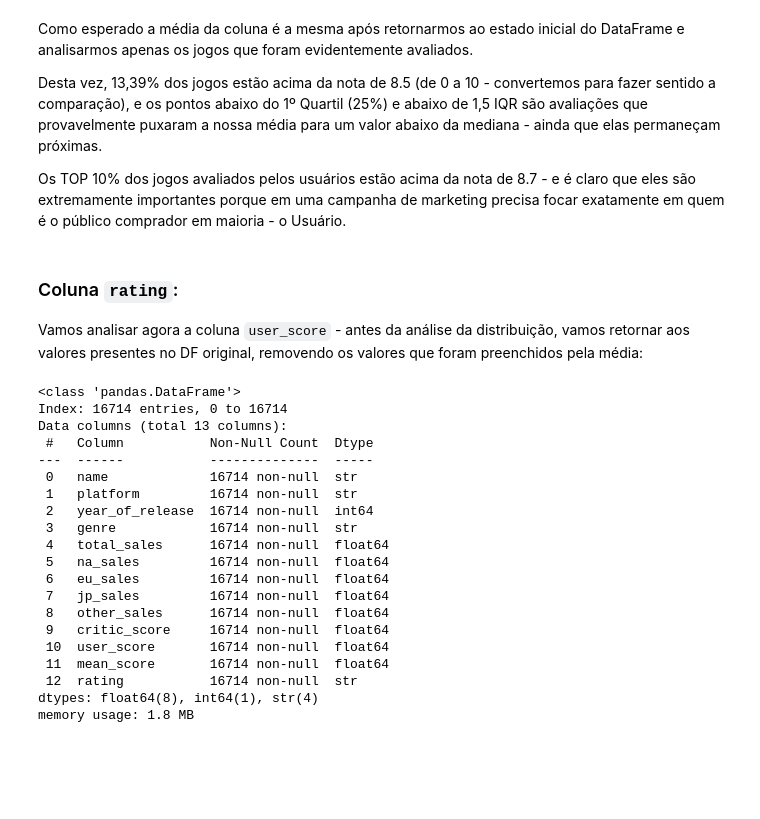
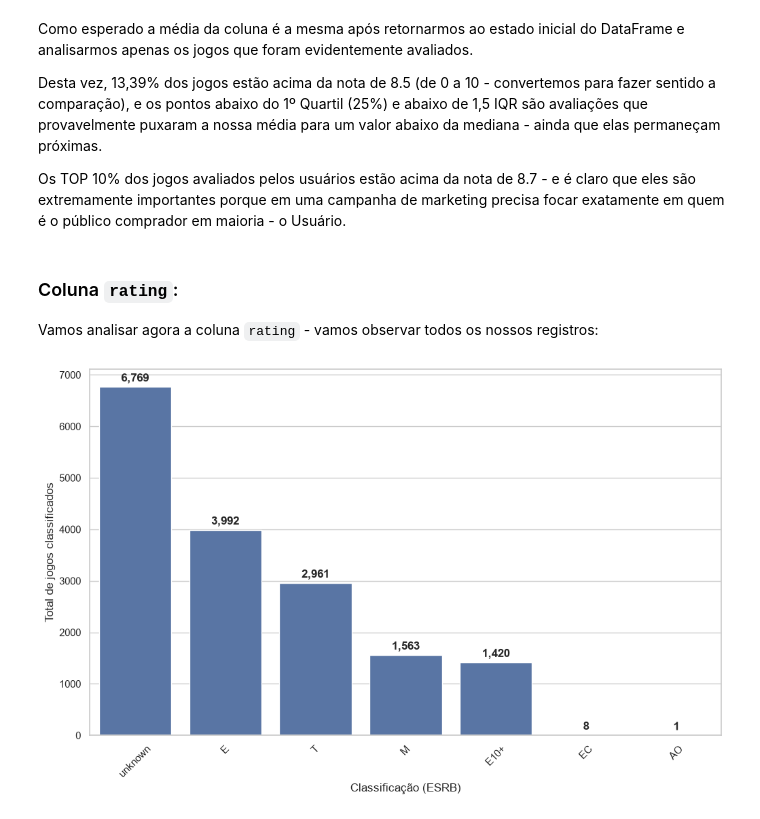
Before and after one commit to JLMB2015/games-analysis, a Jupyter notebook: project.ipynb, the cells around one changed output. Cells and saved outputs as stored; diff of their text form; code cells hidden in the pictures; blank space fills up the shorter version.

Commit message:
Finalizada a Análise Univariada. Início da Bivariada.

```diff
--- a/project.ipynb
+++ b/project.ipynb
@@ -1441,30 +1441,3 @@ Como esperado a média da coluna é a mesma após retornarmos ao estado inicial
 Desta vez, 13,39% dos jogos estão acima da nota de 8.5 (de 0 a 10 - convertemos para fazer sentido a comparação), e os pontos abaixo do 1º Quartil (25%) e abaixo de 1,5 IQR são avaliações que provavelmente puxaram a nossa média para um valor abaixo da mediana - ainda que elas permaneçam próximas.
 
 Os TOP 10% dos jogos avaliados pelos usuários estão acima da nota de 8.7 - e é claro que eles são extremamente importantes porque em uma campanha de marketing precisa focar exatamente em quem é o público comprador em maioria - o Usuário.
-# %% [markdown]
-### Coluna `rating`:
-
-Vamos analisar agora a coluna `user_score` - antes da análise da distribuição, vamos retornar aos valores presentes no DF original, removendo os valores que foram preenchidos pela média:
-# %%
-df.info()
-# %% [output]
-<class 'pandas.DataFrame'>
-Index: 16714 entries, 0 to 16714
-Data columns (total 13 columns):
- #   Column           Non-Null Count  Dtype
----  ------           --------------  -----
- 0   name             16714 non-null  str
- 1   platform         16714 non-null  str
- 2   year_of_release  16714 non-null  int64
- 3   genre            16714 non-null  str
- 4   total_sales      16714 non-null  float64
- 5   na_sales         16714 non-null  float64
- 6   eu_sales         16714 non-null  float64
- 7   jp_sales         16714 non-null  float64
- 8   other_sales      16714 non-null  float64
- 9   critic_score     16714 non-null  float64
- 10  user_score       16714 non-null  float64
- 11  mean_score       16714 non-null  float64
- 12  rating           16714 non-null  str
-dtypes: float64(8), int64(1), str(4)
-memory usage: 1.8 MB
@@ -1480,0 +1444,25 @@ memory usage: 1.8 MB
+# %% [markdown]
+### Coluna `rating`:
+
+Vamos analisar agora a coluna `rating` - vamos observar todos os nossos registros:
+# %%
+rating_bp = df["rating"].value_counts().reset_index() #DataFrame Object
+
+rating_ax = sns.barplot(data=rating_bp, x="rating", y="count")
+
+# Adiciona rótulos acima de cada barra
+for p in rating_ax.patches:
+    rating_ax.annotate(
+        f'{p.get_height():,.0f}',                       # valor da barra formatado
+        (p.get_x() + p.get_width()/2, p.get_height()),  # posição: centro e topo da barra
+        ha='center', va='bottom', fontweight='bold',    # alinhamento central e negrito
+        xytext=(0, 3), textcoords='offset points'       # deslocamento de 3 pontos acima da barra
+    )
+
+plt.xticks(rotation=45)
+plt.xlabel(xlabel="Classificação (ESRB)")
+plt.ylabel(ylabel="Total de jogos classificados")
+
+plt.show(rating_ax)
+# %% [output]
+[figure, added]
```
Also changed, not shown: parts of 4 cells of this notebook.
